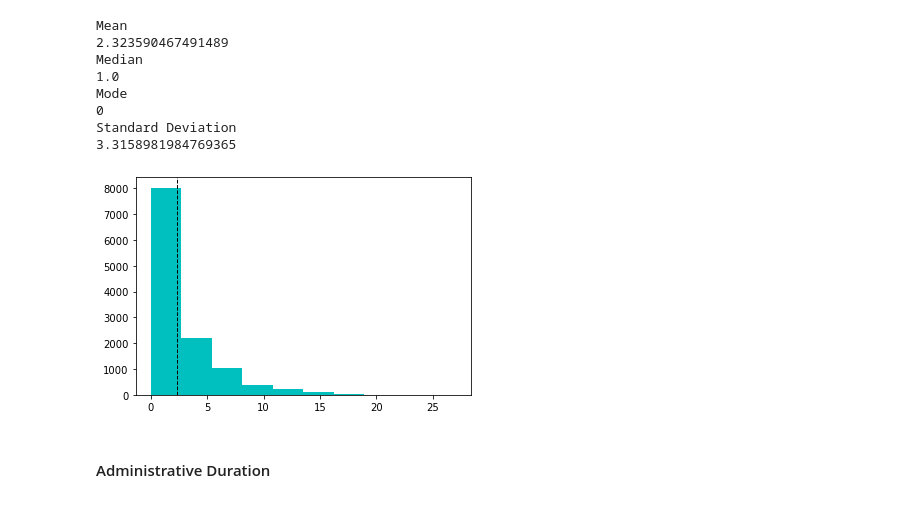
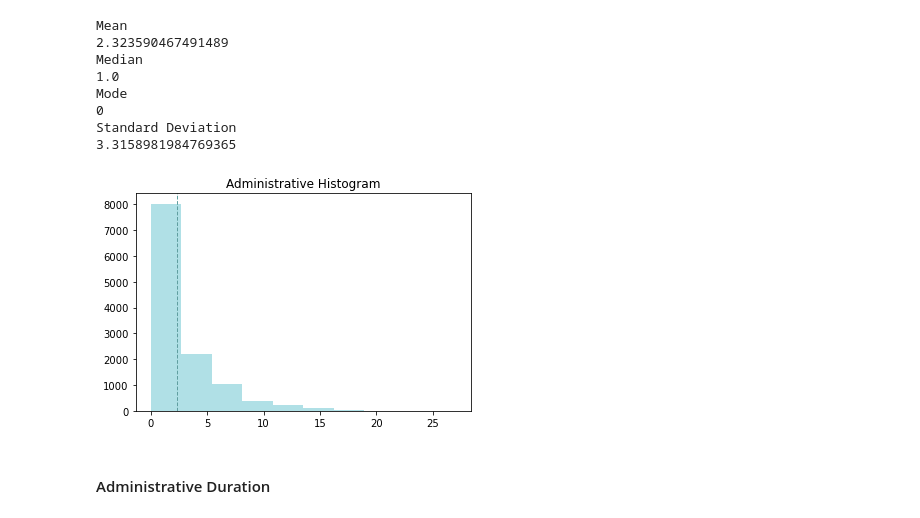
Before and after one commit to ivan-usd/panda-commerce, a Jupyter notebook: notebooks/halleExploratoryNotebook.ipynb, the cells around one changed output. Cells and saved outputs as stored; diff of their text form; code cells hidden in the pictures.

```diff
--- a/notebooks/halleExploratoryNotebook.ipynb
+++ b/notebooks/halleExploratoryNotebook.ipynb
@@ -230,8 +280,6 @@ eCommerceDF["ProductRelatedYN"]=np.where(eCommerceDF["ProductRelated"]>0,1,0)
+# %%
+eCommerceDF["Informational_Duration_Cat"]=np.where(eCommerceDF["Informational_Duration"]>=190,"Long Visit","Short/No Visit")
 # %%
-eCommerceDF["Administrative_Duration_Cat"]=np.where(eCommerceDF["Administrative_Duration"]>184,"Long Visit","Short/No Visit")
+eCommerceDF["ProductRelated_Duration_Cat"]=np.where(eCommerceDF["ProductRelated_Duration"]>=184,"Long Visit","Short/No Visit")
-# %%
-eCommerceDF["Informational_Duration_Cat"]=np.where(eCommerceDF["Informational_Duration"]>190,"Long Visit","Short/No Visit")
-# %%
-eCommerceDF["ProductRelated_Duration_Cat"]=np.where(eCommerceDF["ProductRelated_Duration"]>184,"Long Visit","Short/No Visit")
 # %% [markdown]
 #### Making Bounce Rates Boolean
@@ -309,11 +362,14 @@ Mode
 Standard Deviation
 3.3158981984769365
 # %%
-plt.hist(eCommerceDF['Administrative'], color = 'c')
-plt.axvline(eCommerceDF['Administrative'].mean(), color='k', linestyle='dashed', linewidth=1)
+plt.hist(eCommerceDF['Administrative'], color = 'powderblue')
+plt.axvline(eCommerceDF['Administrative'].mean(), color='cadetblue', linestyle='dashed', linewidth=1)
+plt.title("Administrative Histogram")
 plt.show()
+
+#Highly skewed
 # %% [output]
-[figure, old version]
+[figure, new version]
 # %% [markdown]
 #### Administrative Duration
 # %%
```
Also changed, not shown: parts of 55 cells of this notebook.
